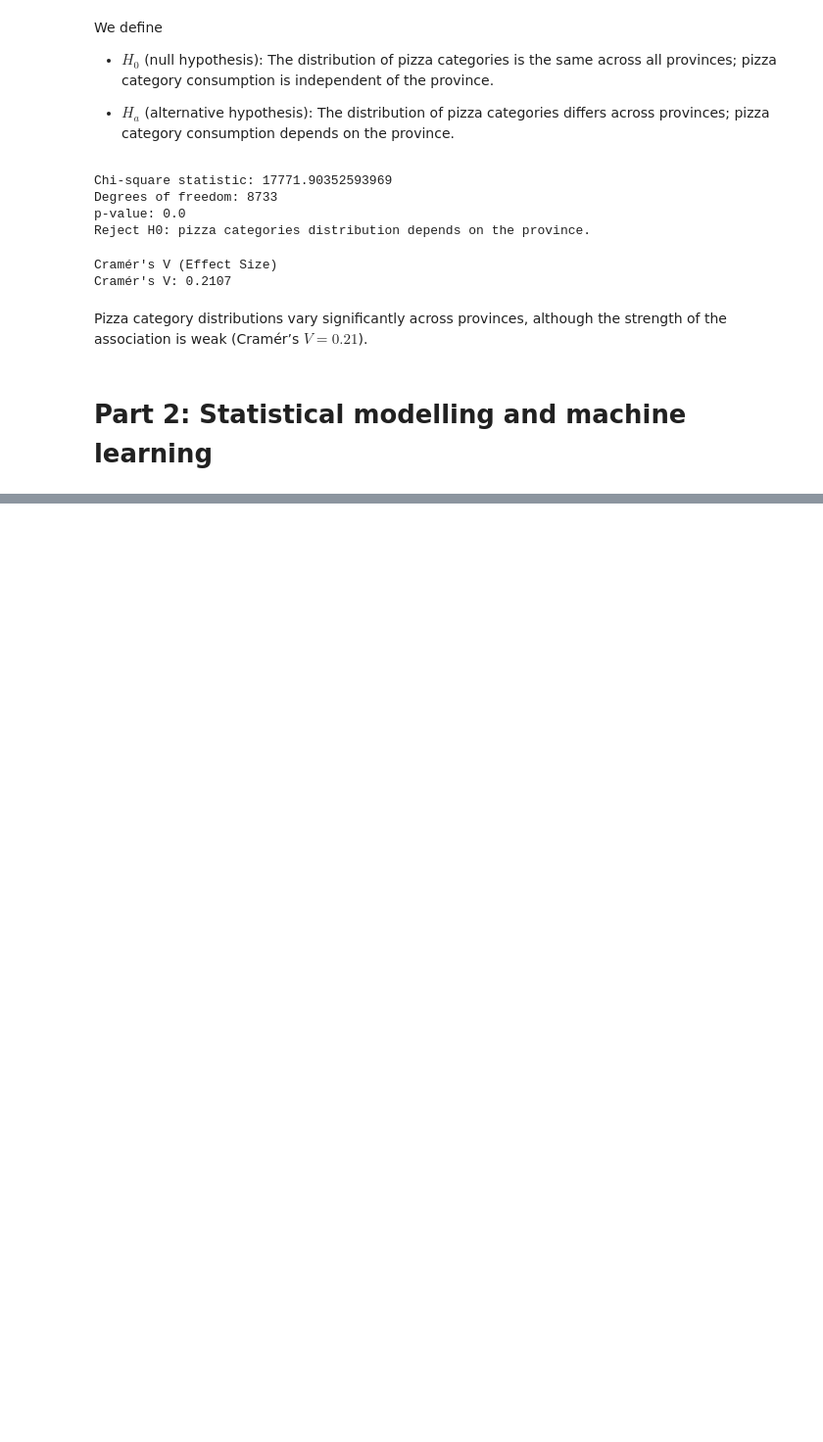
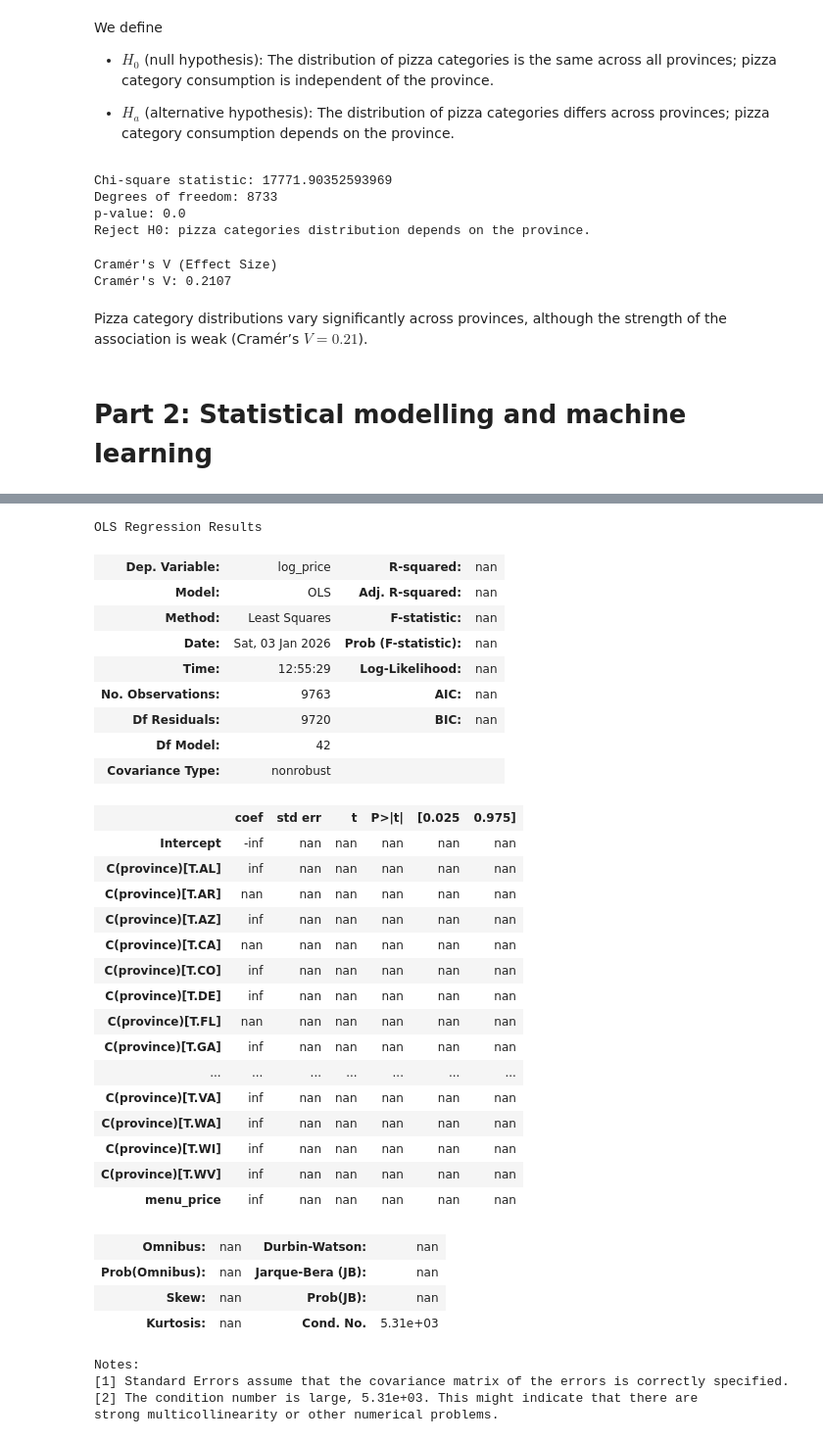
Before and after one commit to emanuelegaliano/Fundamentals-of-Data-Analysis, a Jupyter notebook: progetto.ipynb, the cells around one changed output, grey strips where cells are left out. Shown at 98% size. Cells and saved outputs as stored; diff of their text form; code cells hidden in the pictures; blank space fills up the shorter version.

```diff
--- a/progetto.ipynb
+++ b/progetto.ipynb
@@ -1752,10 +1744,0 @@ It would be nice to create a model that, given positional features (latitude, lo
-# %%
-# renaming
-renaming_dict = {
-    'menus.amountMin': 'menu_amount_min',
-    'menus.amountMax': 'menu_amount_max',
-    'menus.cleanedNames': 'menu_cleaned_names',
-}
-
-for old_name, new_name in renaming_dict.items():
-    df.rename(columns={old_name: new_name}, inplace=True)
@@ -1797,11 +1744,0 @@ memory usage: 2.3+ MB
-# %%
-conditions = [
-    df["costal_city"] == True,
-    df["internal_city"] == True
-]
-choices = [0, 1]
-
-df["location_type"] = np.select(conditions, choices)
-
-df['lat_std'] = (df['latitude'] - df['latitude'].mean()) / df['latitude'].std()
-df['lon_std'] = (df['longitude'] - df['longitude'].mean()) / df['longitude'].std()
@@ -1878,0 +1745,16 @@ plt.show()
+# %%
+import statsmodels.formula.api as smf
+
+df_model = df[[
+    "menu_price",
+    "province"
+]].dropna().copy()
+
+df_model["log_price"] = np.log(df_model["menu_price"])
+model_geo = smf.ols(
+    formula = "log_price ~ menu_price + C(province)",
+    data = df_model
+).fit()
+
+model_geo.summary()
+# %% [output]
@@ -1878,0 +1781,34 @@ plt.show()
+OLS Regression Results
+| Dep. Variable: | log_price | R-squared: | nan |
+| Model: | OLS | Adj. R-squared: | nan |
+| Method: | Least Squares | F-statistic: | nan |
+| Date: | Sat, 03 Jan 2026 | Prob (F-statistic): | nan |
+| Time: | 12:55:29 | Log-Likelihood: | nan |
+| No. Observations: | 9763 | AIC: | nan |
+| Df Residuals: | 9720 | BIC: | nan |
+| Df Model: | 42 |  |  |
+| Covariance Type: | nonrobust |  |  |
+|  | coef | std err | t | P>|t| | [0.025 | 0.975] |
+| Intercept | -inf | nan | nan | nan | nan | nan |
+| C(province)[T.AL] | inf | nan | nan | nan | nan | nan |
+| C(province)[T.AR] | nan | nan | nan | nan | nan | nan |
+| C(province)[T.AZ] | inf | nan | nan | nan | nan | nan |
+| C(province)[T.CA] | nan | nan | nan | nan | nan | nan |
+| C(province)[T.CO] | inf | nan | nan | nan | nan | nan |
+| C(province)[T.DE] | inf | nan | nan | nan | nan | nan |
+| C(province)[T.FL] | nan | nan | nan | nan | nan | nan |
+| C(province)[T.GA] | inf | nan | nan | nan | nan | nan |
+| ... | ... | ... | ... | ... | ... | ... |
+| C(province)[T.VA] | inf | nan | nan | nan | nan | nan |
+| C(province)[T.WA] | inf | nan | nan | nan | nan | nan |
+| C(province)[T.WI] | inf | nan | nan | nan | nan | nan |
+| C(province)[T.WV] | inf | nan | nan | nan | nan | nan |
+| menu_price | inf | nan | nan | nan | nan | nan |
+| Omnibus: | nan | Durbin-Watson: | nan |
+| Prob(Omnibus): | nan | Jarque-Bera (JB): | nan |
+| Skew: | nan | Prob(JB): | nan |
+| Kurtosis: | nan | Cond. No. | 5.31e+03 |
+Notes:
+[1] Standard Errors assume that the covariance matrix of the errors is correctly specified.
+[2] The condition number is large, 5.31e+03. This might indicate that there are
+strong multicollinearity or other numerical problems.
```
Also changed, not shown: parts of 23 cells of this notebook, 5 other files.
